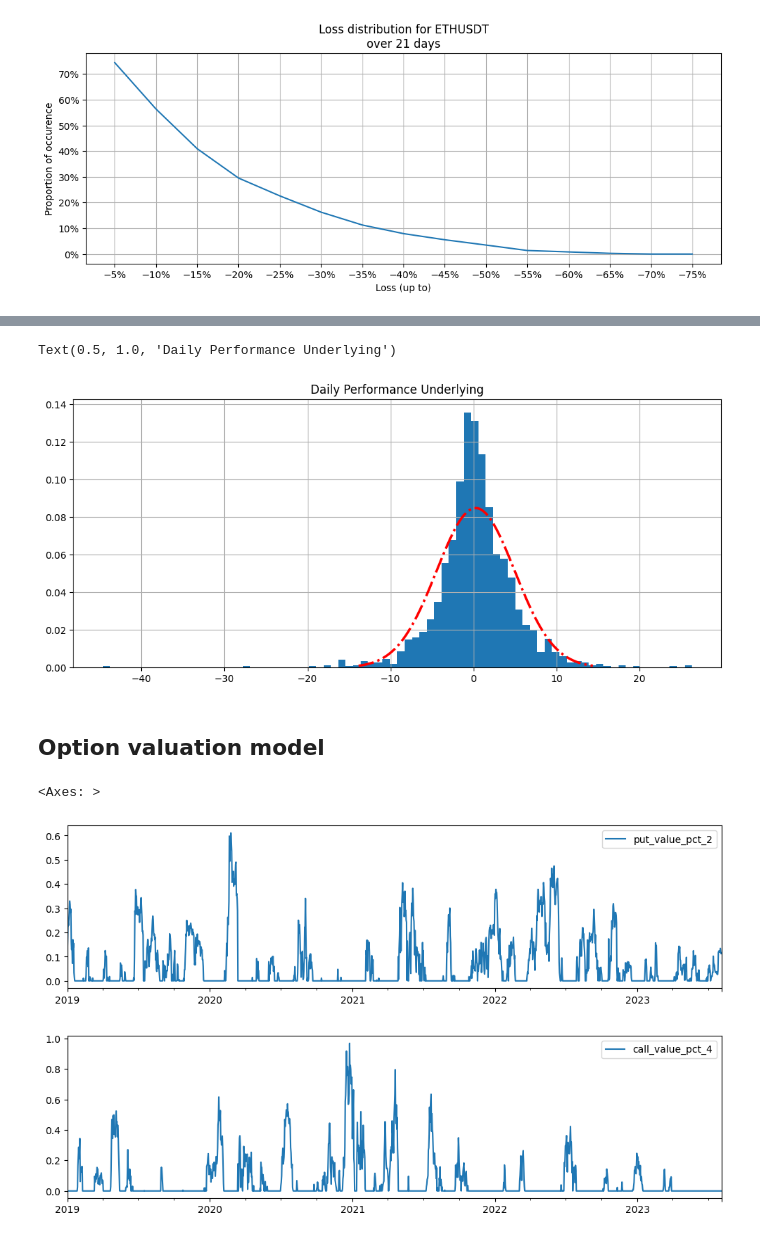
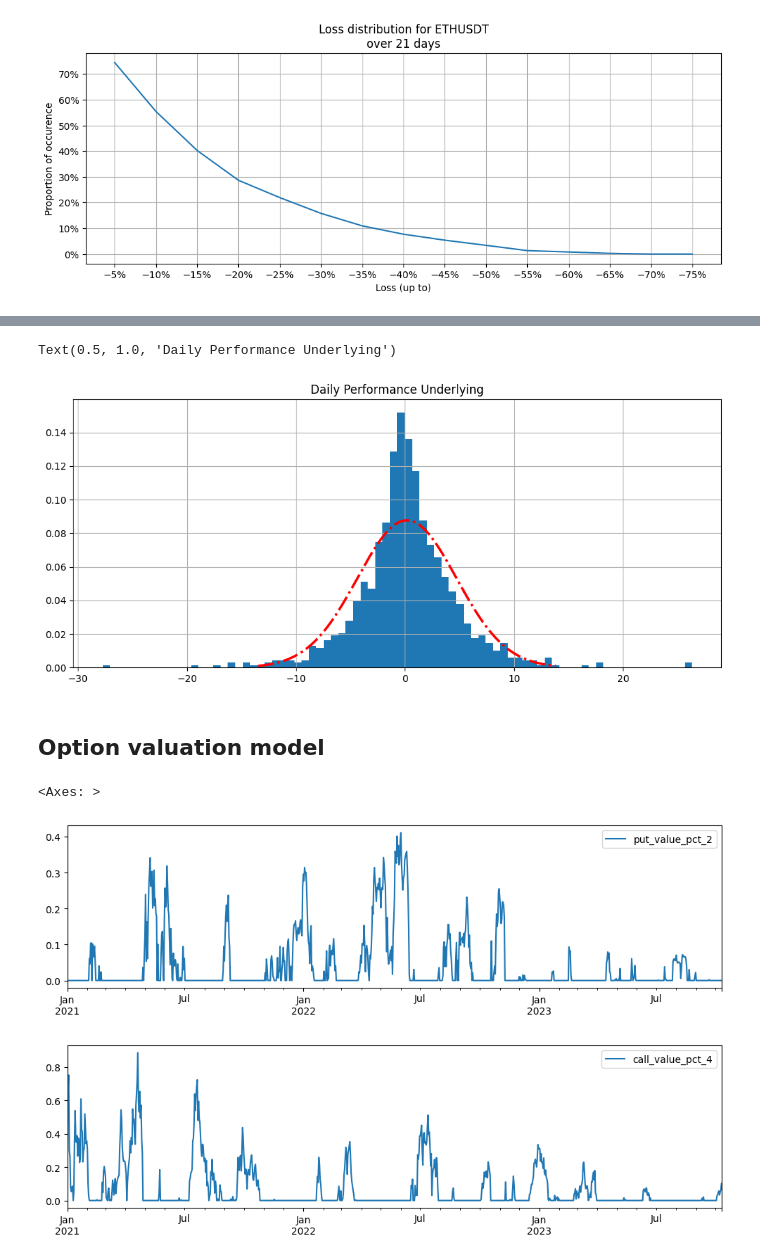
Before and after one commit to chris-ch/ethereum-prices, a Jupyter notebook: analyse-prices.ipynb, the cells around one changed output, grey strips where cells are left out. Cells and saved outputs as stored; diff of their text form; code cells hidden in the pictures.

```diff
--- a/analyse-prices.ipynb
+++ b/analyse-prices.ipynb
@@ -30,7 +31,7 @@ if google_colab_spec:
     drive.mount('/content/drive', force_remount=True)
     path = '/content/drive/MyDrive/Colab Notebooks/Ethereum Prices'
 else:
-    path = f'{os.environ["HOME"]}/Google Drive/Colab Notebooks/Ethereum Prices'
+    path = f'{os.environ["HOME"]}/Library/CloudStorage/GoogleDrive-chris.perso@gmail.com/My Drive/Colab Notebooks/Ethereum Prices'
 
 os.environ['CACHE_PATH'] = path
 os.environ['DISABLE_CACHE'] = 'FALSE'
@@ -46,6 +47,7 @@ import requests
 from typing import Tuple
 
 COUNT_YEARS = 10
+CUT_OFF_YEAR = 2021
 BINANCE_DATETIME_FORMAT = "%Y-%m-%d %H-%M-%S"
 BINANCE_SYMBOL = 'ETHUSDT'
 
@@ -69,12 +71,12 @@ def first_day_of_next_month(year: int, month: int):
 
 
 def load_prices_by_month(code: str, year: int, month: int, force_refresh: bool=False) -> pandas.DataFrame:
-    target_path = f'{path}/{year}'
+    target_path = f'{path}/{BINANCE_SYMBOL}/{year}'
     target_filename = f'{target_path}/{year}-{month:02d}.csv.zip'
     if os.path.exists(target_filename) and not force_refresh:
         binance_prices = pandas.read_csv(target_filename, compression='infer', header=0)
     else:
-        print('no previous data found, loading from binance')
+        print(f'no previous data found in {target_path}, loading from binance')
         binance_client = binance.Client()
         from_date = datetime(year, month, 1, 0, 0, 0)
         until_date = first_day_of_next_month(year, month) - timedelta(seconds=1)
@@ -181,7 +183,7 @@ frequencies = dict()
 for loss in range(5, 80, 5):
     frequencies[-loss] = 100. * df['drawdown_pct'][df['drawdown_pct'] > loss].count() / df['drawdown_pct'].count()
 
-df = df[df.index.year>=2019]
+df = df[df.index.year>=CUT_OFF_YEAR]
 
 from matplotlib import ticker
 axes = pandas.Series(frequencies, name='loss_distribution').plot(
@@ -234,41 +236,46 @@ pyplot.plot(x, y, linestyle='dashdot', linewidth=2.5, color='red')
 pyplot.title('Daily Performance Underlying')
 # %% [output]
 Text(0.5, 1.0, 'Daily Performance Underlying')
-[figure, old version]
+[figure, new version]
 # %% [markdown]
 ## Option valuation model
 # %%
 def generate_strikes(price: float):
-    closest_hundred = round(price / 100.) * 100.
+    if price <= 10000:
+        step = 100.
+    else:
+        step = 500.
+
+    closest_hundred = round(price / step) * step
     strikes = set()
     strikes.add(closest_hundred)
     for i in range(1, 3):
-        strikes.add(closest_hundred + i * 100.)
-        strikes.add(closest_hundred - i * 100.)
+        strikes.add(closest_hundred + i * step)
+        strikes.add(closest_hundred - i * step)
 
     return strikes
 
 strike_prices = list(generate_strikes(current_price))
 for count, strike_price in enumerate(strike_prices, start=1):
     strike_factor = strike_price / current_price
     df[f'strike_{count}'] = df['daily_prices'].multiply(strike_factor)
     df[f'strike_pct_{count}'] = strike_factor
 
     df[f'call_value_{count}'] = df['period_close_series'].subtract(df[f'strike_{count}'])
     df[f'call_value_{count}'].loc[df[f'call_value_{count}'] < 0.] = 0.
     df[f'call_value_pct_{count}'] = df[f'call_value_{count}'].divide(df['daily_prices'])
 
     df[f'put_value_{count}'] = df[f'strike_{count}'].subtract(df['period_close_series'])
     df[f'put_value_{count}'].loc[df[f'put_value_{count}'] < 0.] = 0.
     df[f'put_value_pct_{count}'] = df[f'put_value_{count}'].divide(df['daily_prices'])
 
 
 df[['put_value_pct_2']].plot(figsize=(12,3))
 df[['call_value_pct_4']].plot(figsize=(12,3))
 # %% [output]
 <Axes: >
-[figure, old version]
+[figure, new version]
-[figure, old version]
+[figure, new version]
 # %%
 def load_bid_ask(options, strike: float, expiry: date) -> Tuple[float, float]:
     instrument_id = options[(strike, expiry)]
```
Also changed, not shown: parts of 10 cells of this notebook.
